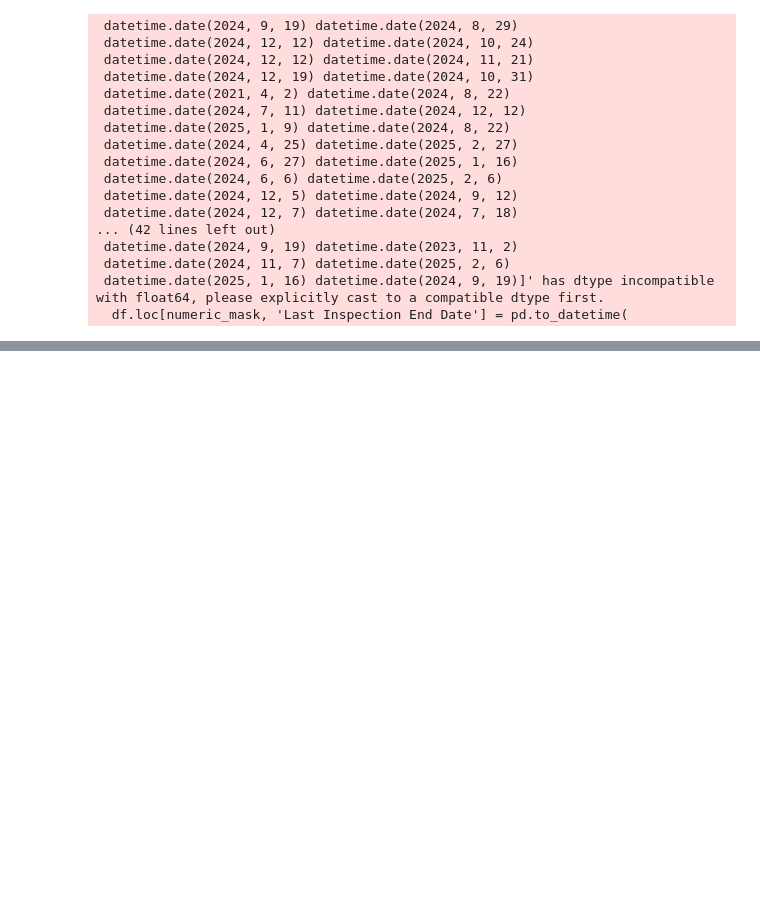
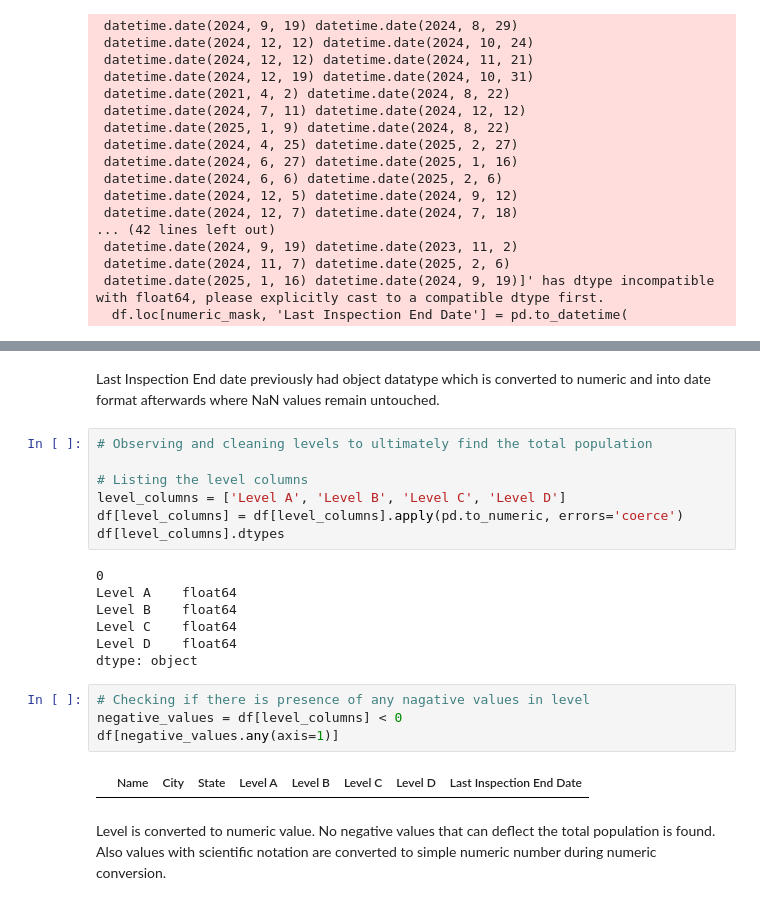
Before and after one commit to Susil4533/data-screening-exercise, a Jupyter notebook: notebook/analysis.ipynb, the cells around one changed output, grey strips where cells are left out. Drawn from its saved outputs; the diff is of its cells as text; blank space fills up the shorter version.

Commit message:
Cleaned Name, level and last inspection end date columns

```diff
--- a/notebook/analysis.ipynb
+++ b/notebook/analysis.ipynb
@@ -165,3 +165,27 @@ df.head()
 | 2 | ALAMANCE COUNTY DETENTION FACILITY | GRAHAM | NC | 4.329341317 | 3.461077844 | 6.083832335 | 6.185628743 | 2024-09-19 |
 | 3 | ALEXANDRIA STAGING FACILITY | ALEXANDRIA | LA | 137.5209581 | 47.41317365 | 76.00598802 | 52.48502994 | 2024-08-29 |
 | 4 | ALLEGANY COUNTY JAIL | BELMONT | NY | 1.221556886 | 1.80E-02 | 0 | 0 | NaN |
+# %% [markdown]
+Last Inspection End date previously had object datatype which is converted to numeric and into date format afterwards where NaN values remain untouched.
+# %%
+# Observing and cleaning levels to ultimately find the total population
+
+# Listing the level columns
+level_columns = ['Level A', 'Level B', 'Level C', 'Level D']
+df[level_columns] = df[level_columns].apply(pd.to_numeric, errors='coerce')
+df[level_columns].dtypes
+# %% [output]
+0
+Level A    float64
+Level B    float64
+Level C    float64
+Level D    float64
+dtype: object
+# %%
+# Checking if there is presence of any nagative values in level
+negative_values = df[level_columns] < 0
+df[negative_values.any(axis=1)]
+# %% [output]
+|  | Name | City | State | Level A | Level B | Level C | Level D | Last Inspection End Date |
+# %% [markdown]
+Level is converted to numeric value. No negative values that can deflect the total population is found. Also values with scientific notation are converted to simple numeric number during numeric conversion.
```
